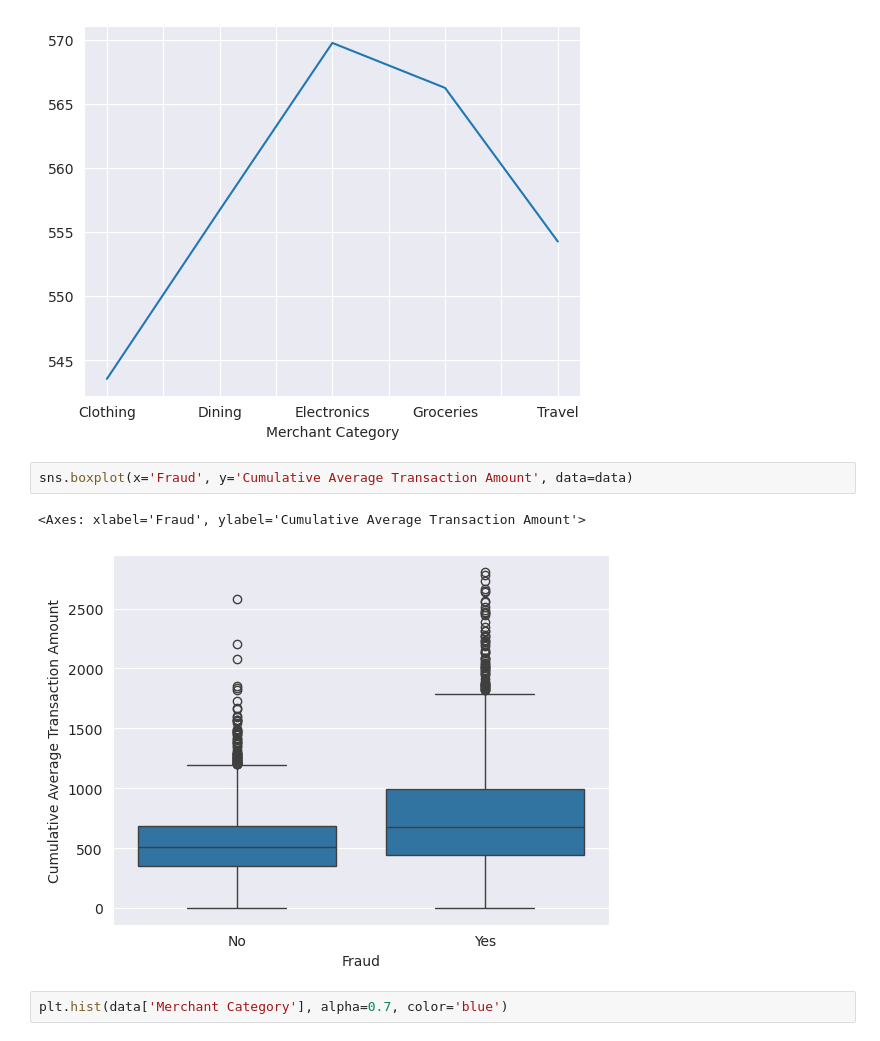
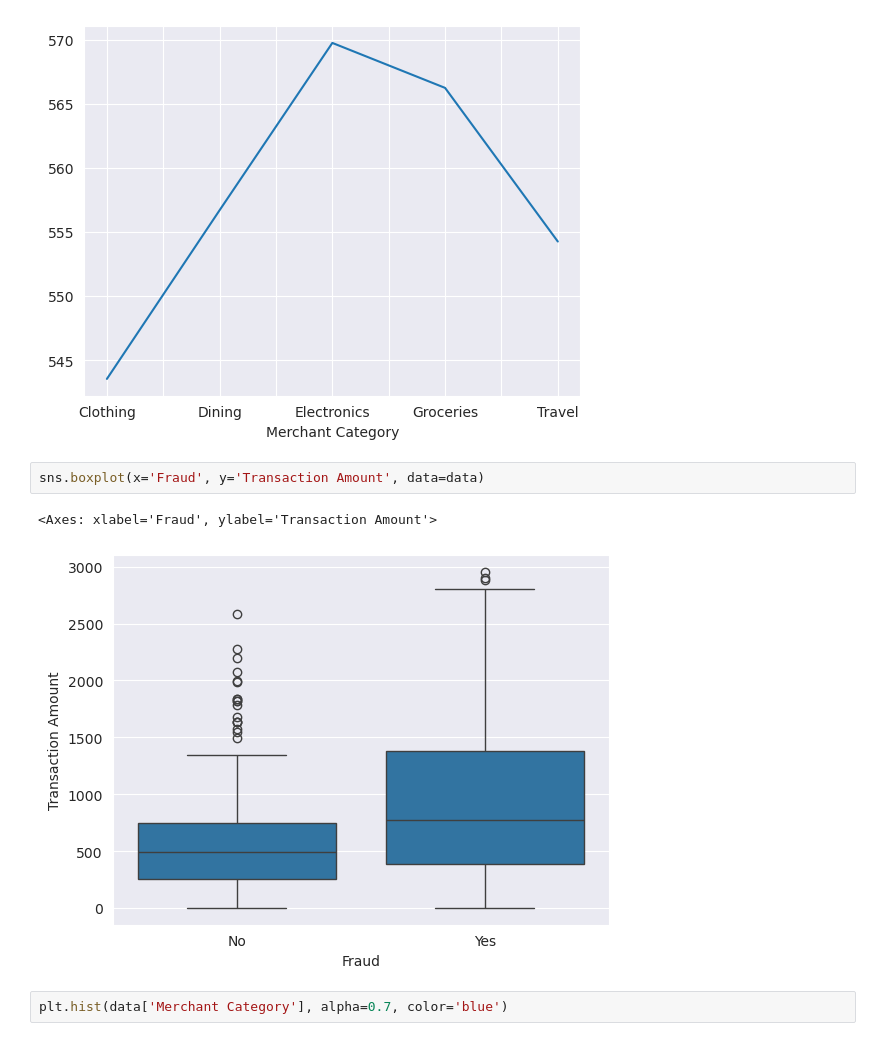
Before and after one commit to lunar-G/ML, a Jupyter notebook: template.ipynb, the cells around one changed output. Drawn from its saved outputs; the diff is of its cells as text.

```diff
--- a/template.ipynb
+++ b/template.ipynb
@@ -188,10 +188,10 @@ data.groupby('Merchant Category')['Cumulative Average Transaction Amount'].mean(
 <Axes: xlabel='Merchant Category'>
 [figure]
 # %%
-sns.boxplot(x='Fraud', y='Cumulative Average Transaction Amount', data=data)
+sns.boxplot(x='Fraud', y='Transaction Amount', data=data)
 # %% [output]
-<Axes: xlabel='Fraud', ylabel='Cumulative Average Transaction Amount'>
+<Axes: xlabel='Fraud', ylabel='Transaction Amount'>
-[figure, old version]
+[figure, new version]
 # %%
 plt.hist(data['Merchant Category'], alpha=0.7, color='blue')
 # %% [output]
```
Also changed, not shown: parts of 4 cells of this notebook, 1 other file.
